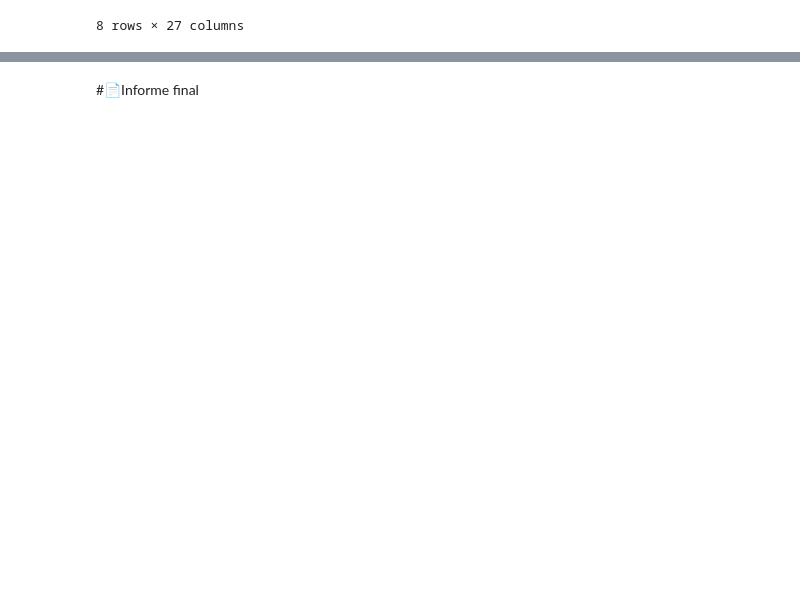
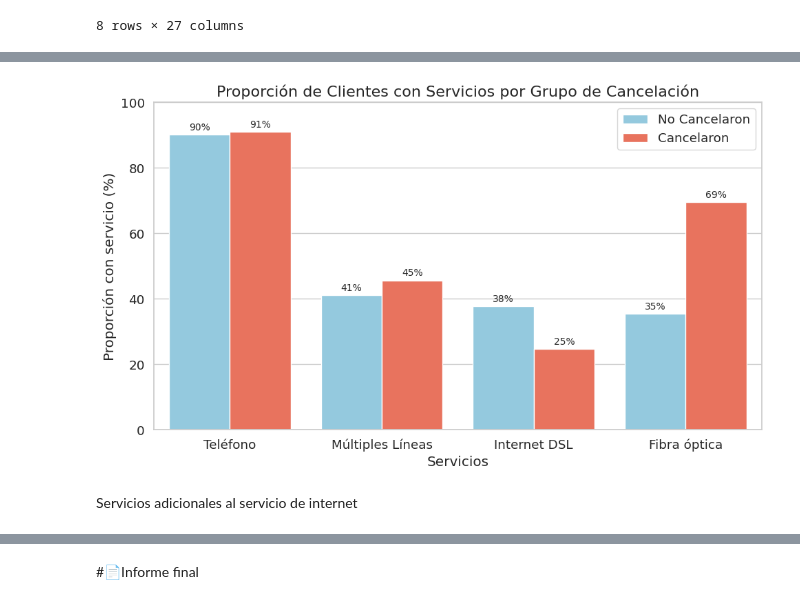
Before and after one commit to Lsanmart73/Challenger-Telecom-X, a Jupyter notebook: TelecomX_LATAM.ipynb, the cells around one changed output, grey strips where cells are left out. Saved outputs shown, nothing was run; the diff lists cells and outputs as text; code cells hidden in the pictures; blank space fills up the shorter version.

```diff
--- a/TelecomX_LATAM.ipynb
+++ b/TelecomX_LATAM.ipynb
@@ -706,0 +846,66 @@ datos[no_cancelaron].describe()
+# %%
+
+#primero creo una lista con las columnas que quiero comparar
+#En este caso, la relativas a servicios
+servicios = ['Servicio_telefonico', 'Multiples_lineas', 'DSL', 'Fibra_optica']
+# %%
+# Configuración de estilo general
+sns.set_theme(style="whitegrid")
+sns.set_context("notebook", font_scale=1.2)
+
+# Mapeo de nombres legibles para los servicios
+nombres_servicios = {
+    'Servicio_telefonico': 'Teléfono',
+    'Multiples_lineas': 'Múltiples Líneas',
+    'DSL': 'Internet DSL',
+    'Fibra_optica': 'Fibra óptica'
+}
+
+# Crear DataFrame con proporciones por grupo (Cancelaron / No Cancelaron)
+resultados = []
+
+for servicio in servicios:
+    for grupo in [0, 1]:  # 0 = No Cancelaron, 1 = Cancelaron
+        grupo_datos = datos[datos['Cancelacion'] == grupo]
+        total = len(grupo_datos)
+        con_servicio = grupo_datos[servicio].sum()
+        proporcion = (con_servicio / total) * 100 if total > 0 else 0
+
+        resultados.append({
+            'Servicio': nombres_servicios[servicio],
+            'Grupo': 'Cancelaron' if grupo == 1 else 'No Cancelaron',
+            'Proporción (%)': proporcion
+        })
+
+df_servicios = pd.DataFrame(resultados)
+
+# Crear gráfico de barras
+plt.figure(figsize=(10, 6))
+colores = {'Cancelaron': 'tomato', 'No Cancelaron': 'skyblue'}
+
+sns.barplot(
+    data=df_servicios,
+    x='Servicio',
+    y='Proporción (%)',
+    hue='Grupo',
+    palette=colores,
+    errorbar=None
+)
+
+plt.title('Proporción de Clientes con Servicios por Grupo de Cancelación', fontsize=16)
+plt.xlabel('Servicios')
+plt.ylabel('Proporción con servicio (%)')
+plt.ylim(0, 100)
+
+# Mostrar etiquetas de porcentaje sobre cada barra
+ax = plt.gca()
+for container in ax.containers:
+    ax.bar_label(container, fmt='%.0f%%', padding=3, fontsize=10)
+
+plt.legend(title='', loc='upper right')
+plt.tight_layout()
+plt.show()
+# %% [output]
+[figure, added]
+# %% [markdown]
+ Servicios adicionales al servicio de internet
```
Also changed, not shown: parts of 41 cells of this notebook.
